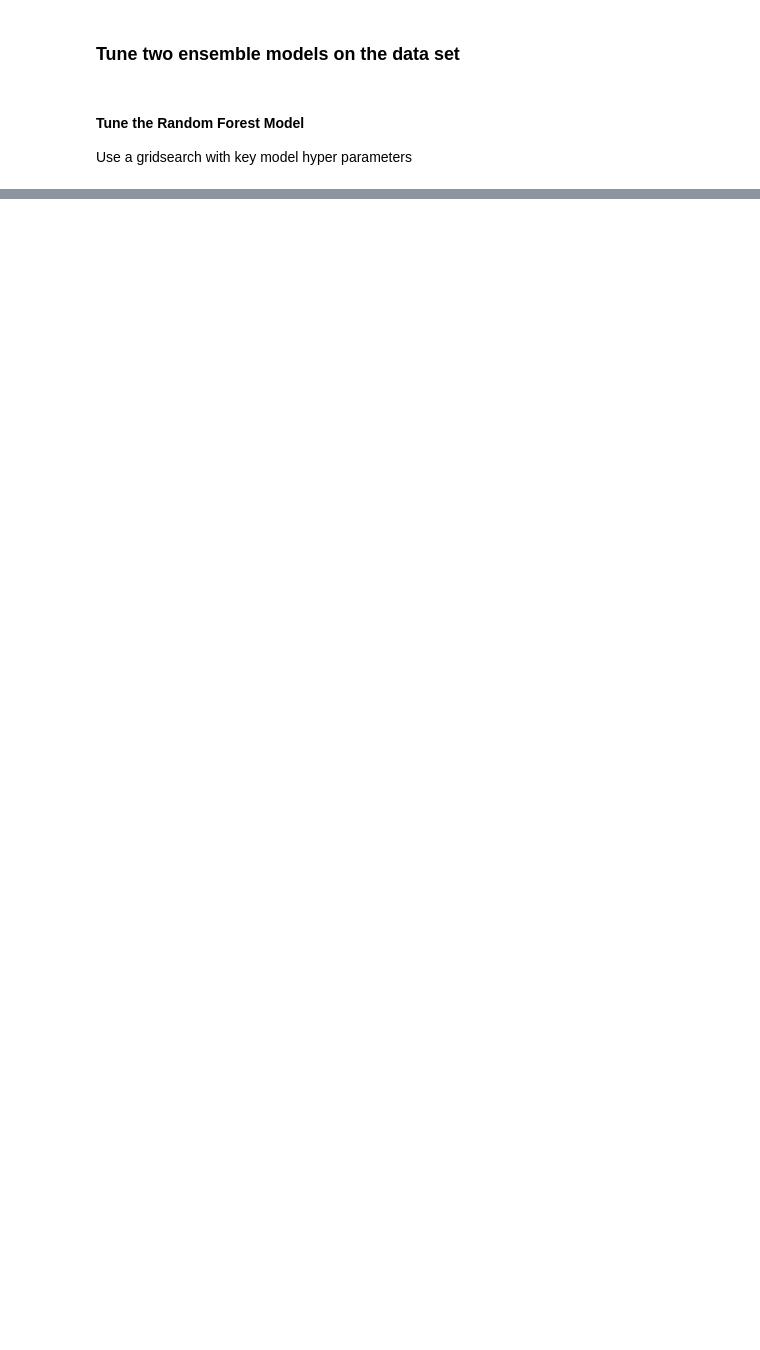
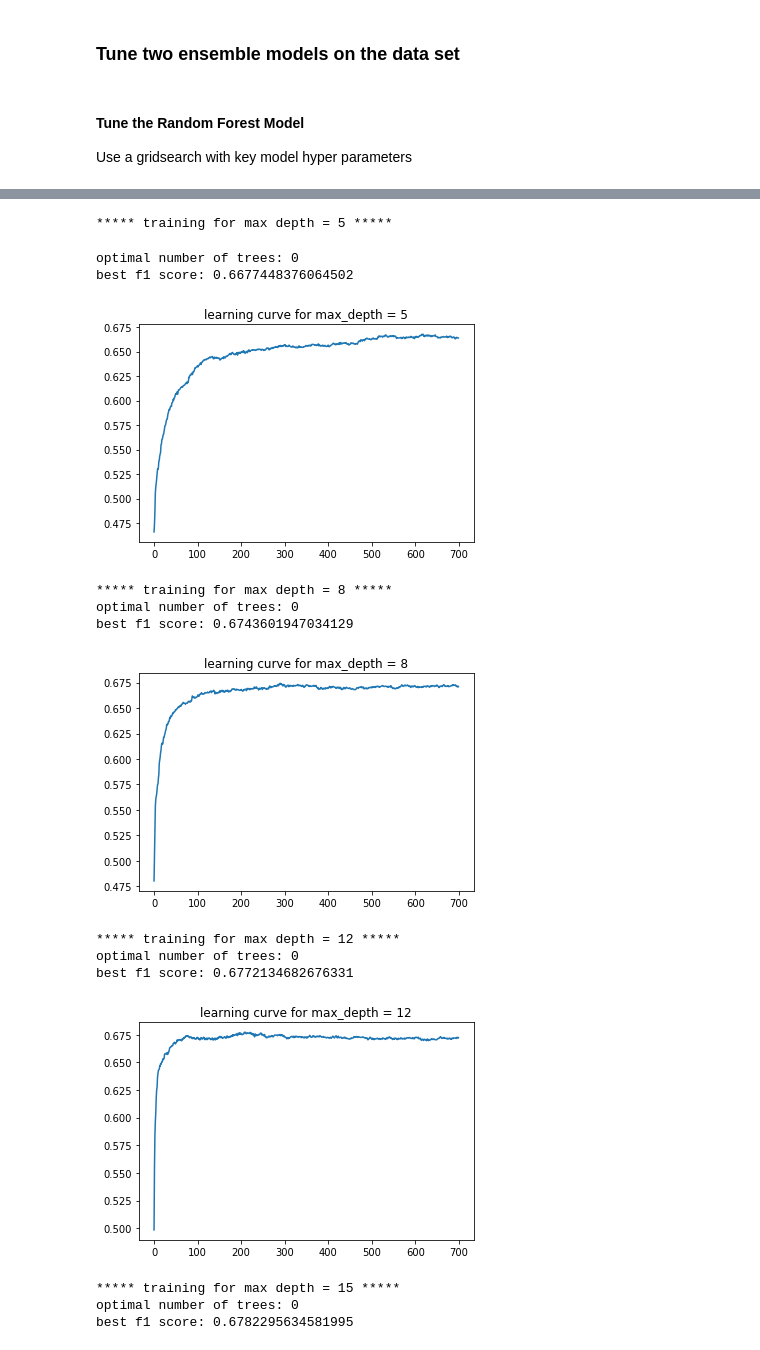
Before and after one commit to ChristopherCochet/Predictive-Maintenance, a Jupyter notebook: Pump it Up - Optimize Model Parameters.ipynb, the cells around one changed output, grey strips where cells are left out. Cells and saved outputs as stored; diff of their text form; code cells hidden in the pictures; blank space fills up the shorter version.

```diff
--- a/Pump it Up - Optimize Model Parameters.ipynb
+++ b/Pump it Up - Optimize Model Parameters.ipynb
@@ -25,0 +41,3 @@ from sklearn.metrics import classification_report, confusion_matrix, make_scorer
+# %%
+# Choose Environment: 'floydhub' or 'local'
+model_env = 'local'
@@ -77,11 +135,12 @@ test_df.shape
 # %%
 label_col = 'status_group'
 target_df = test_df[label_col]
-feature_df = test_df.drop(label_col, axis = 1)
+feature_df = test_df.drop(label_col, axis=1)
 
-X_train, X_test, y_train, y_test = train_test_split(feature_df, target_df, test_size = 0.3)
+X_train, X_test, y_train, y_test = train_test_split(
+    feature_df, target_df, test_size=0.3)
 
 # Show the results of the split
-print("Training set has {} samples.".format(X_train.shape[0]))
-print("Testing set has {} samples.".format(X_test.shape[0]))
+print("Training set has {} samples.".format(X_train.shape))
+print("Testing set has {} samples.".format(X_test.shape))
 # %% [output]
@@ -134,24 +224,22 @@ Best score RandomForestClassifier => 0.684289729915
 Use a gridsearch with key model hyper parameters
 # %%
-gbm = GradientBoostingClassifier()
+gbm = GradientBoostingClassifier(n_estimators=1000, subsample=0.5)
 
 # loss=’deviance’, learning_rate=0.1, n_estimators=100, subsample=1.0, criterion=’friedman_mse’,
 # min_samples_split=2, min_samples_leaf=1, min_weight_fraction_leaf=0.0, max_depth=3, min_impurity_decrease=0.0,
 # min_impurity_split=None, init=None, random_state=None, max_features=None, verbose=0, max_leaf_nodes=None,
 # warm_start=False, presort=’auto’
 
-parameters = {'n_estimators': [100, 500, 1000, 1500], 'learning_rate': [0.01, 0.05, 0.1],
-              'max_depth': [5, 10, 15] , 'min_samples_leaf': [1, 2, 4],
-              'min_samples_split': [2, 5, 10]}
+parameters = {'learning_rate': [0.01, 0.1], 'max_depth': [3, 5]}
 
 # to better manage imbalance outcome classes
-sss_cv = StratifiedShuffleSplit(n_splits = 3, test_size=0.3, random_state=0)
+sss_cv = StratifiedShuffleSplit(n_splits=3, test_size=0.3, random_state=0)
 
 # Make an f1_score scoring object using make_scorer()
 scorer = make_scorer(f1_score, average='macro')
 
 # Perform grid search on the classifier using 'scorer' as the scoring method using GridSearchCV()
-grid_obj =  GridSearchCV(estimator = gbm, param_grid = parameters, scoring = scorer, n_jobs=-1, cv = sss_cv)
+grid_obj = GridSearchCV(estimator=gbm, param_grid=parameters, scoring=scorer, cv=sss_cv, n_jobs=-1)
 
 # Fit the grid search object to the training data and find the optimal parameters using fit()
 grid_fit = grid_obj.fit(X_train, y_train)
@@ -162,0 +264,35 @@ print("Best score {} => {}".format(model_name, grid_fit.best_score_))
+# %%
+
+def select_gbm_params(max_estimators=1000, max_depth = 5, learning_rate=0.01):
+    #f1_scorer = make_scorer(f1_score, average='macro')
+    gbm = GradientBoostingClassifier(n_estimators = max_estimators, learning_rate=learning_rate,
+                                    max_depth=max_depth, subsample=0.5)
+    gbm.fit(X_train, y_train)
+    test_score = np.zeros((max_estimators,), dtype=np.float64)
+    for i, y_pred in enumerate(gbm.staged_predict(X_test)):
+        test_score[i] = f1_score(y_test, y_pred, average='macro')
+
+    print('optimal number of trees: {0}'.format(test_score.argmin()))
+    print('best f1 score: {0}'.format(test_score.max()))
+    pd.Series(test_score).plot(title='learning curve for max_depth = {0}'.format(max_depth))
+    plt.show()
+# %%
+for depth in [5, 8, 12, 15]:
+    print('***** training for max depth = {0} *****'.format(depth))
+    select_gbm_params(max_estimators=700, max_depth=depth, learning_rate=0.12)
+# %% [output]
+***** training for max depth = 5 *****
+optimal number of trees: 0
+best f1 score: 0.6677448376064502
+[figure, added]
+***** training for max depth = 8 *****
+optimal number of trees: 0
+best f1 score: 0.6743601947034129
+[figure, added]
+***** training for max depth = 12 *****
+optimal number of trees: 0
+best f1 score: 0.6772134682676331
+[figure, added]
+***** training for max depth = 15 *****
+optimal number of trees: 0
+best f1 score: 0.6782295634581995
```
Also changed, not shown: parts of 32 cells of this notebook, 25 other files.
